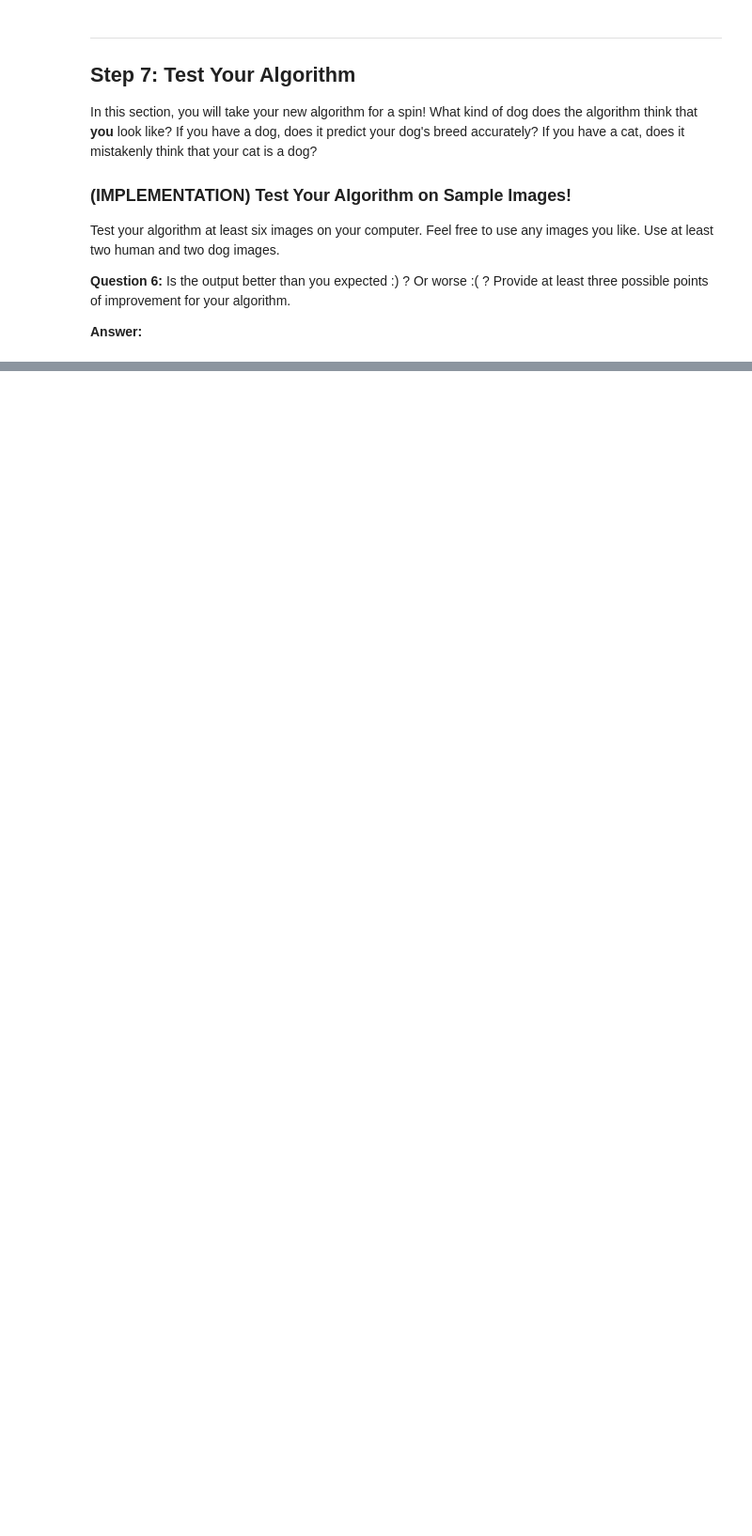
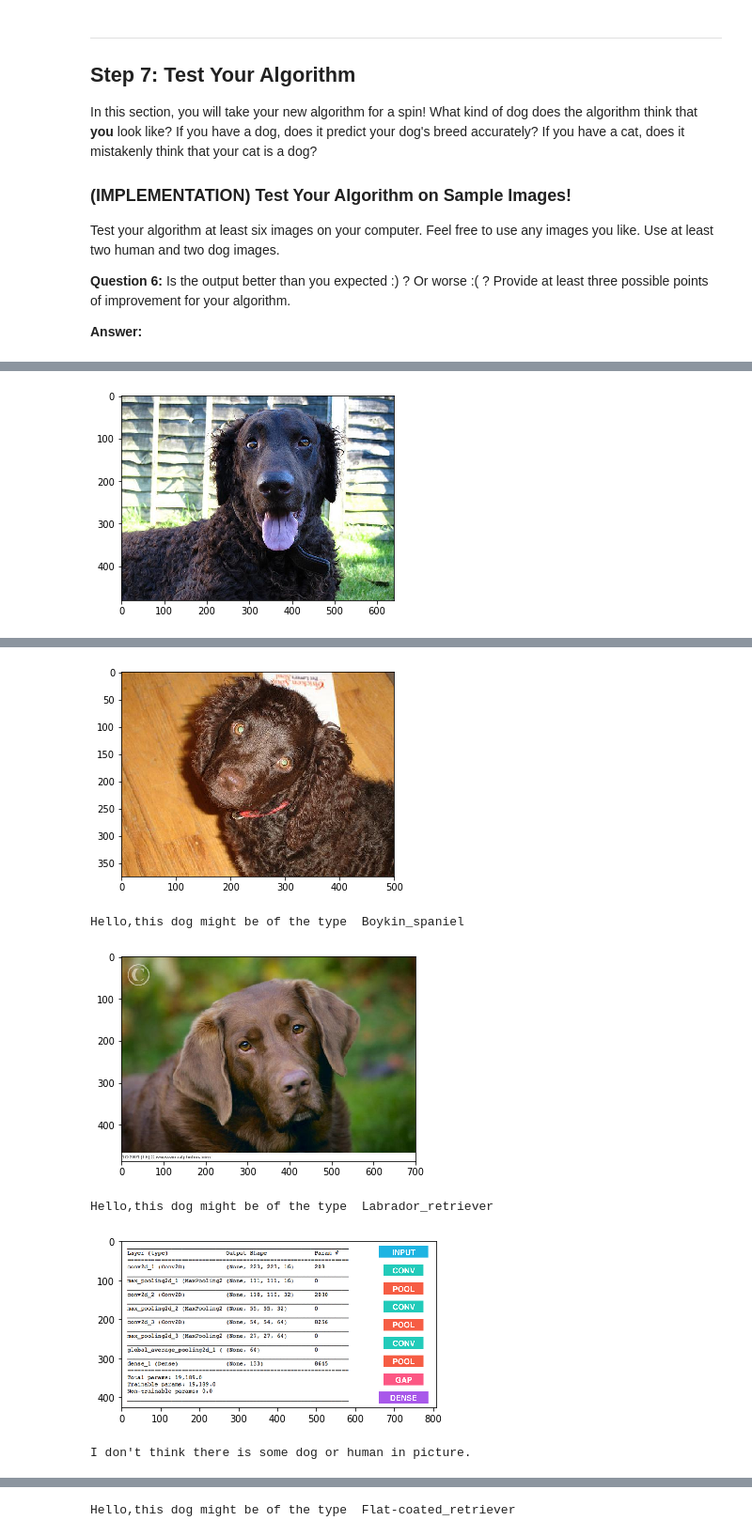
Before and after one commit to sagarjain2030/Tutorial-Books-VideoSeries-Workthrough, a Jupyter notebook: Udacity/Artificial Intelligence Nanodegree/Dog Breed Detection Using CNN/dog_app.ipynb, the cells around one changed output, grey strips where cells are left out. Shown at 94% size. Saved outputs shown, nothing was run; the diff lists cells and outputs as text; code cells hidden in the pictures; blank space fills up the shorter version.

Commit message:
Feat: END of Dog Breed Project

```diff
--- a/Udacity/Artificial Intelligence Nanodegree/Dog Breed Detection Using CNN/dog_app.ipynb
+++ b/Udacity/Artificial Intelligence Nanodegree/Dog Breed Detection Using CNN/dog_app.ipynb
@@ -684,6 +684,7 @@ from keras.callbacks import ModelCheckpoint
 
 VGG19_model = Sequential()
 VGG19_model.add(GlobalAveragePooling2D(input_shape=train_VGG19.shape[1:]))
+VGG19_model.add(Dense(256,activation='relu'))
 VGG19_model.add(Dense(133, activation='softmax'))
 
 VGG19_model.summary()
@@ -806,3 +806,25 @@ Some sample output for our algorithm is provided below, but feel free to design
+# %%
+### TODO: Write your algorithm.
+### Feel free to use as many code cells as needed.
+### TODO: Write your algorithm.
+### Feel free to use as many code cells as needed.
+def DogBreedDetector(img_path):
+    DogBreed = VGG19_predict_breed(img_path)
+
+    if(face_detector(img_path)):
+        if(DogBreed == None):
+            print("Image looks nothing like Dog.")
+        else:
+            print("Hello, I think it is human but It looks like ",DogBreed)
+
+    elif(dog_detector(img_path)):
+        if(DogBreed == None):
+            print("Dog Breed cannot be determined.")
+        else:
+            print("Hello,this dog might be of the type ", DogBreed)
+
+    else:
+        print("I don't think there is some dog or human in picture.")
 # %% [markdown]
 ---
 <a id='step7'></a>
@@ -823,0 +860,17 @@ __Answer:__
+# %%
+
+
+import cv2
+import os
+
+folder = 'images'
+for filename in os.listdir(folder):
+        img = cv2.imread(os.path.join(folder,filename))
+        if img is not None:
+            cv_rgb = cv2.cvtColor(img, cv2.COLOR_BGR2RGB)
+            plt.imshow(cv_rgb)
+            plt.show()
+
+            DogBreedDetector(os.path.join(folder,filename))
+# %% [output]
+[figure, added]
@@ -823,0 +880,6 @@ __Answer:__
+[figure, added]
+Hello,this dog might be of the type  Boykin_spaniel
+[figure, added]
+Hello,this dog might be of the type  Labrador_retriever
+[figure, added]
+I don't think there is some dog or human in picture.
@@ -823,0 +887 @@ __Answer:__
+Hello,this dog might be of the type  Flat-coated_retriever
```
Also changed, not shown: parts of 6 cells of this notebook.
